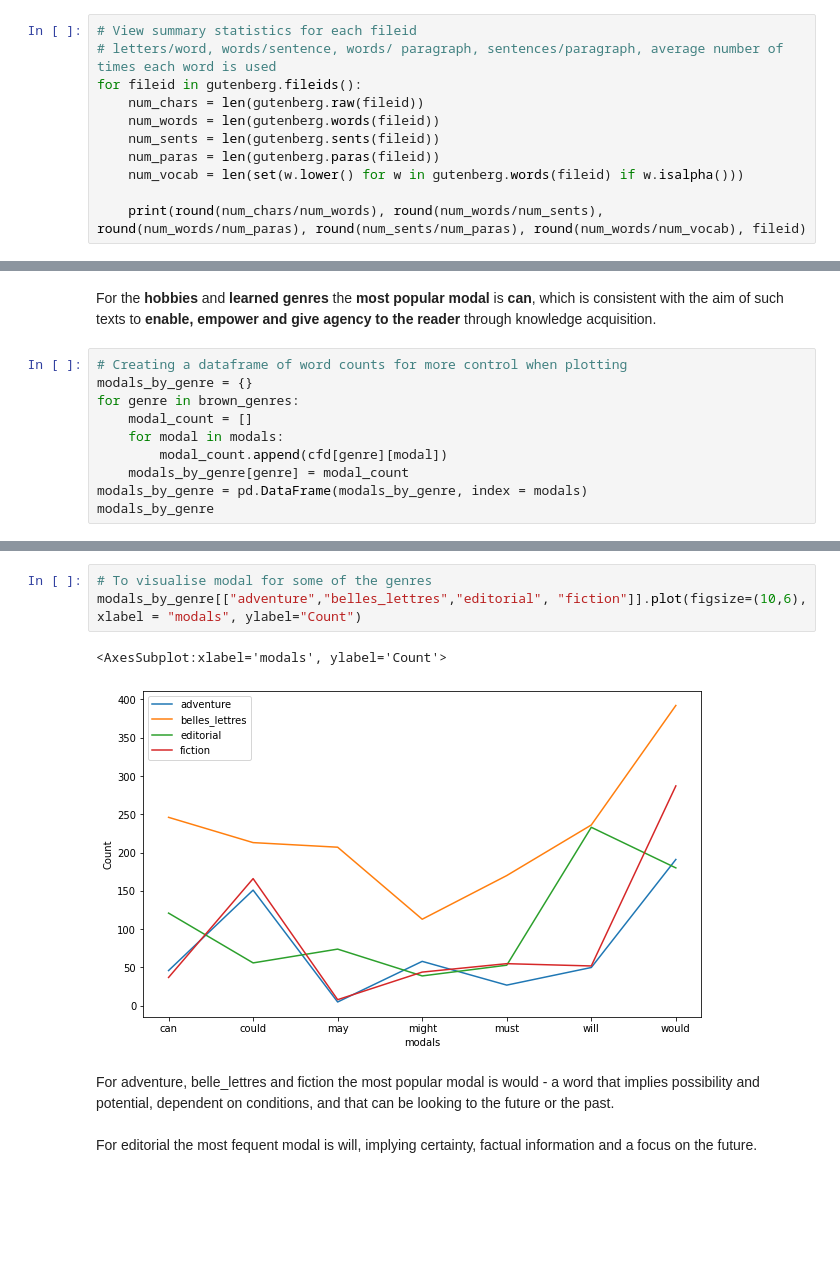
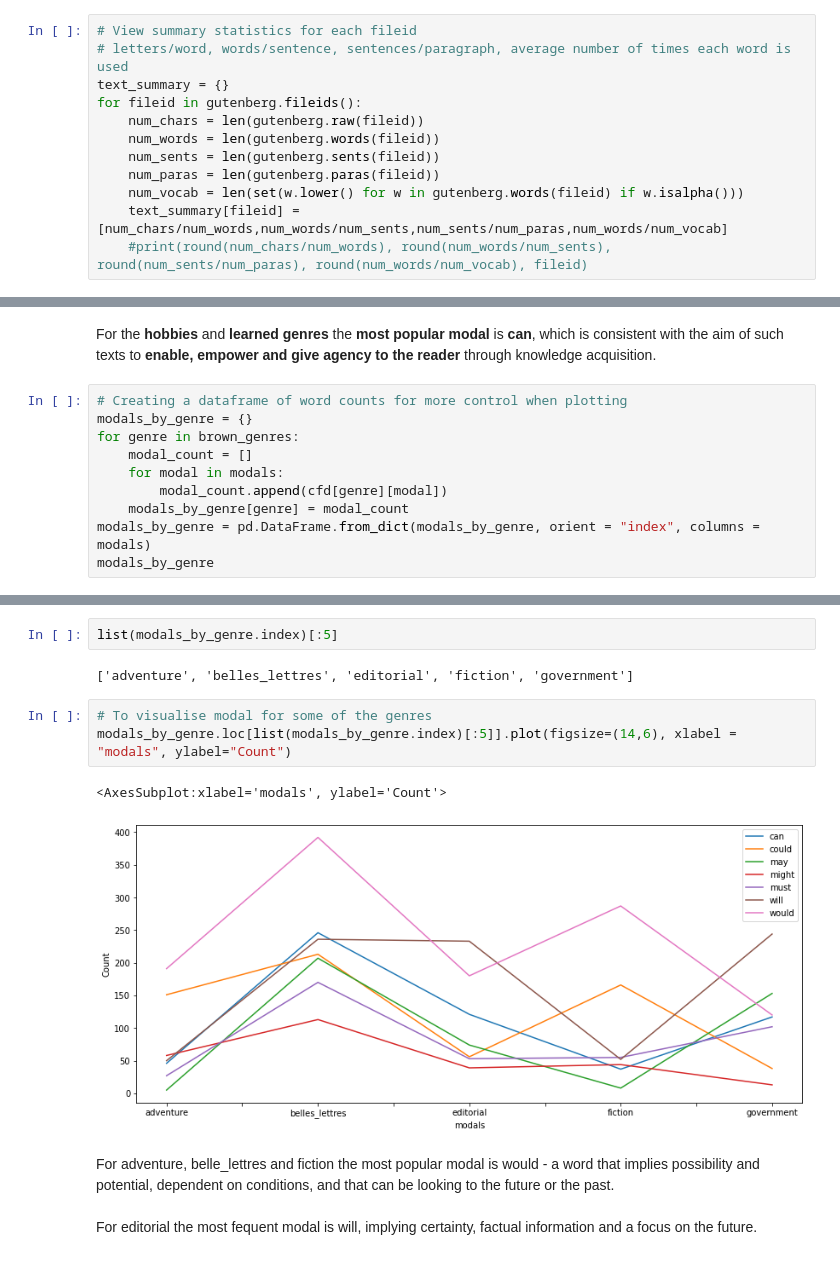
Before and after one commit to ksenia-5/nlp, a Jupyter notebook: natural-language-toolkit-getting-started.ipynb, the cells around one changed output, grey strips where cells are left out. Drawn from its saved outputs; the diff is of its cells as text; blank space fills up the shorter version.

```diff
--- a/natural-language-toolkit-getting-started.ipynb
+++ b/natural-language-toolkit-getting-started.ipynb
@@ -393,12 +393,13 @@ len(gutenberg.fileids())
 The NLTK Gutenberg corpus has 18 files. For each file calculate average word and sentence length, and the average number of times each word is used.
 # %%
 # View summary statistics for each fileid
-# letters/word, words/sentence, words/ paragraph, sentences/paragraph, average number of times each word is used
+# letters/word, words/sentence, sentences/paragraph, average number of times each word is used
+text_summary = {}
 for fileid in gutenberg.fileids():
     num_chars = len(gutenberg.raw(fileid))
     num_words = len(gutenberg.words(fileid))
     num_sents = len(gutenberg.sents(fileid))
     num_paras = len(gutenberg.paras(fileid))
     num_vocab = len(set(w.lower() for w in gutenberg.words(fileid) if w.isalpha()))
-
-    print(round(num_chars/num_words), round(num_words/num_sents), round(num_words/num_paras), round(num_sents/num_paras), round(num_words/num_vocab), fileid)
+    text_summary[fileid] = [num_chars/num_words,num_words/num_sents,num_sents/num_paras,num_words/num_vocab]
+    #print(round(num_chars/num_words), round(num_words/num_sents), round(num_sents/num_paras), round(num_words/num_vocab), fileid)
@@ -703,6 +697,6 @@ for genre in brown_genres:
     for modal in modals:
         modal_count.append(cfd[genre][modal])
     modals_by_genre[genre] = modal_count
-modals_by_genre = pd.DataFrame(modals_by_genre, index = modals)
+modals_by_genre = pd.DataFrame.from_dict(modals_by_genre, orient = "index", columns = modals)
 modals_by_genre
 # %% [output]
@@ -717,9 +719,13 @@ modals_by_genre
+# %%
+list(modals_by_genre.index)[:5]
+# %% [output]
+['adventure', 'belles_lettres', 'editorial', 'fiction', 'government']
 # %%
 # To visualise modal for some of the genres
-modals_by_genre[["adventure","belles_lettres","editorial", "fiction"]].plot(figsize=(10,6), xlabel = "modals", ylabel="Count")
+modals_by_genre.loc[list(modals_by_genre.index)[:5]].plot(figsize=(14,6), xlabel = "modals", ylabel="Count")
 # %% [output]
 <AxesSubplot:xlabel='modals', ylabel='Count'>
-[figure, old version]
+[figure, new version]
 # %% [markdown]
 For adventure, belle_lettres and fiction the most popular modal is would - a word that implies possibility and potential, dependent on conditions, and that can be looking to the future or the past.
 <br><br>
```
Also changed, not shown: parts of 14 cells of this notebook.
